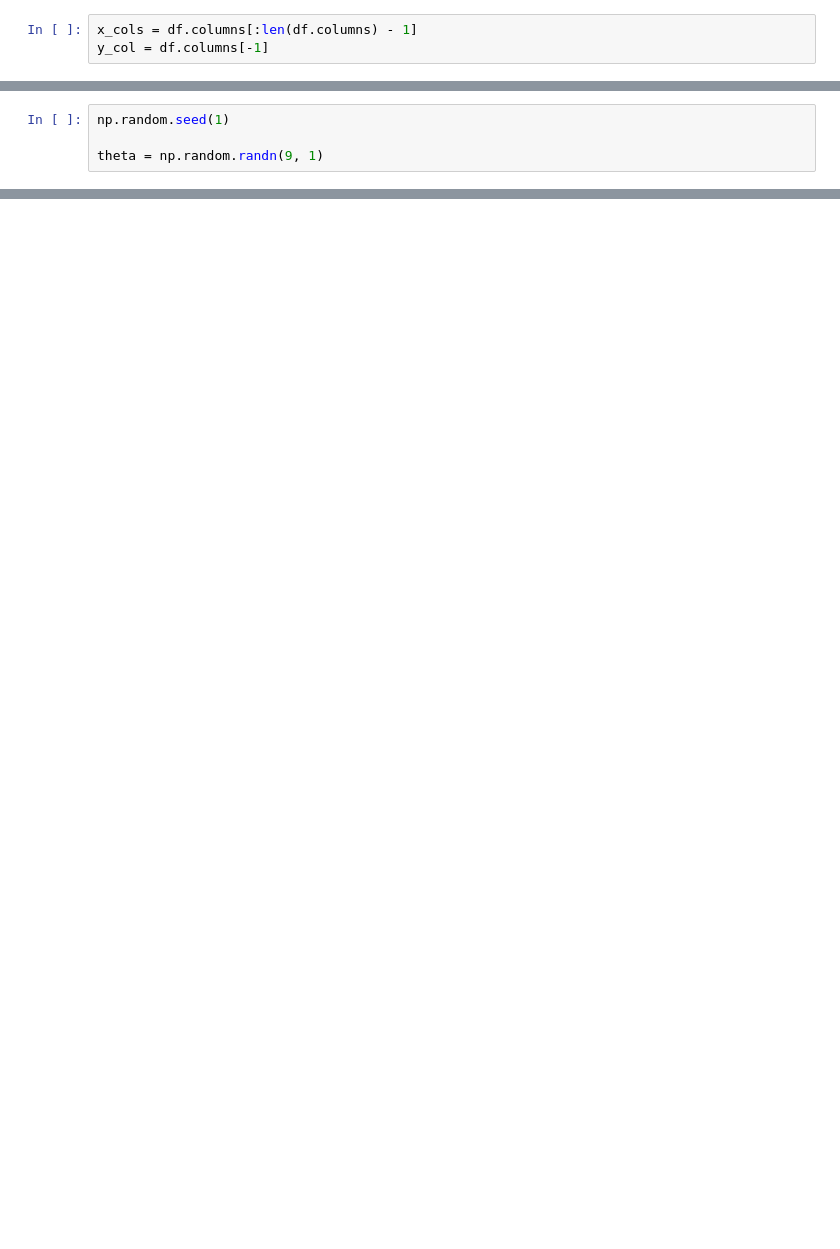
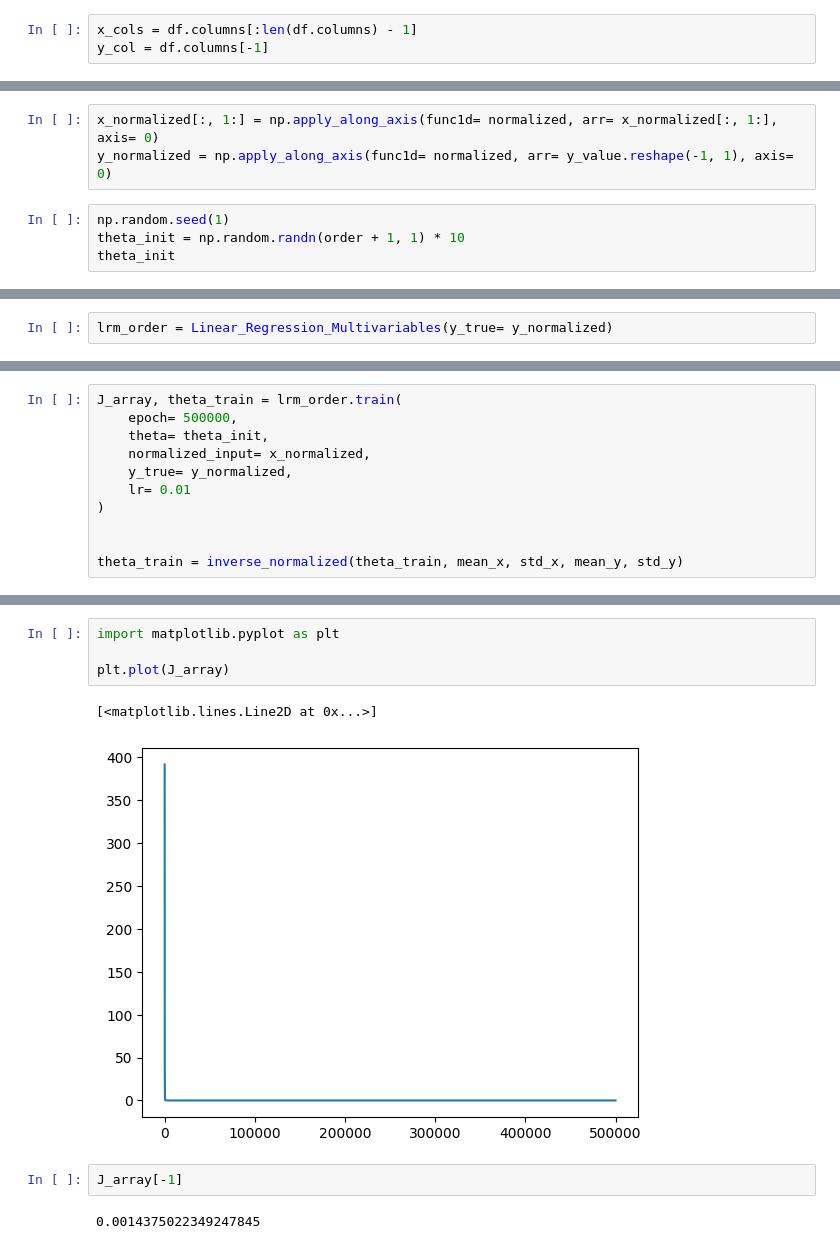
Before and after one commit to honggquan24/AI, a Jupyter notebook: week_2/Linear_regression_variable.ipynb, the cells around one changed output, grey strips where cells are left out. Cells and saved outputs as stored; diff of their text form; blank space fills up the shorter version.

```diff
--- a/week_2/Linear_regression_variable.ipynb
+++ b/week_2/Linear_regression_variable.ipynb
@@ -33,4 +104,7 @@ normalized_output = np.apply_along_axis(func1d= normalized, axis= 0, arr= y_valu
+# %%
+x_normalized[:, 1:] = np.apply_along_axis(func1d= normalized, arr= x_normalized[:, 1:], axis= 0)
+y_normalized = np.apply_along_axis(func1d= normalized, arr= y_value.reshape(-1, 1), axis= 0)
 # %%
 np.random.seed(1)
-
-theta = np.random.randn(9, 1)
+theta_init = np.random.randn(order + 1, 1) * 10
+theta_init
@@ -64,0 +116,2 @@ array([[-0.74581259],
+# %%
+lrm_order = Linear_Regression_Multivariables(y_true= y_normalized)
@@ -64,0 +125,11 @@ array([[-0.74581259],
+# %%
+J_array, theta_train = lrm_order.train(
+    epoch= 500000,
+    theta= theta_init,
+    normalized_input= x_normalized,
+    y_true= y_normalized,
+    lr= 0.01
+)
+
+
+theta_train = inverse_normalized(theta_train, mean_x, std_x, mean_y, std_y)
@@ -64,0 +233,11 @@ array([[-0.74581259],
+# %%
+import matplotlib.pyplot as plt
+
+plt.plot(J_array)
+# %% [output]
+[<matplotlib.lines.Line2D at 0x...>]
+[figure, added]
+# %%
+J_array[-1]
+# %% [output]
+0.0014375022349247845
```
Also changed, not shown: parts of 22 cells of this notebook, 5 other files.
